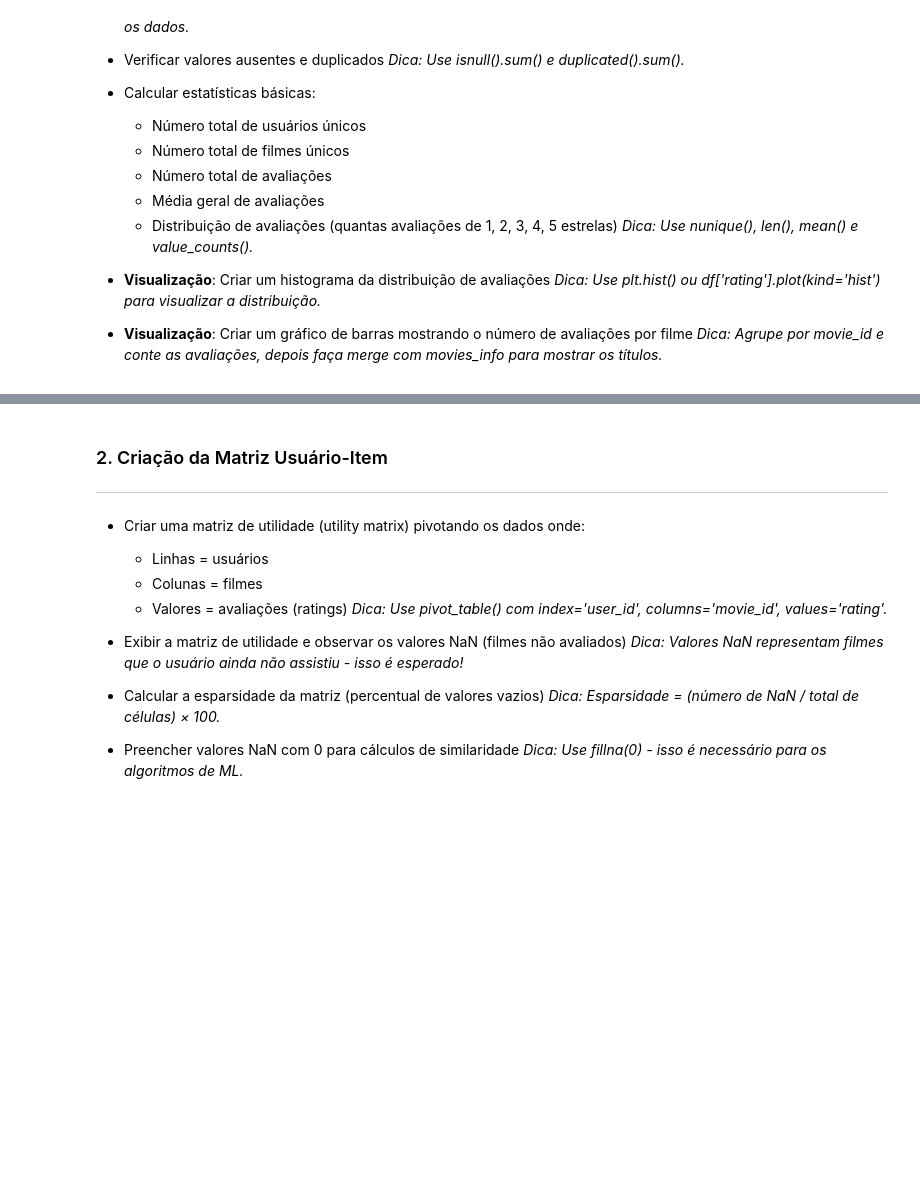
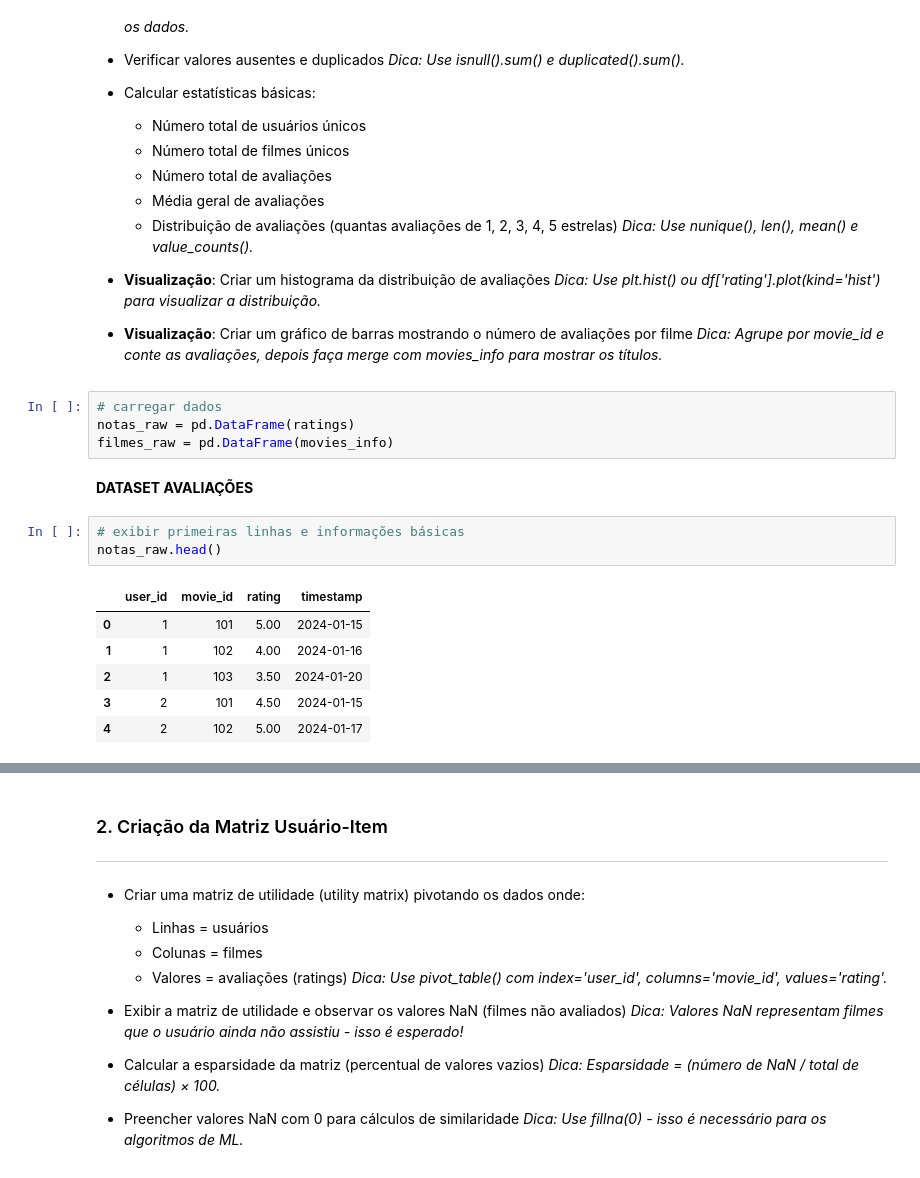
Before and after one commit to esscova/data-trivium, a Jupyter notebook: machine learning/ex001.ipynb, the cells around one changed output, grey strips where cells are left out. Saved outputs shown, nothing was run; the diff lists cells and outputs as text; blank space fills up the shorter version.

```diff
--- a/machine learning/ex001.ipynb
+++ b/machine learning/ex001.ipynb
@@ -135,3 +157,19 @@ movies_info = {
 - **Visualização**: Criar um histograma da distribuição de avaliações _Dica: Use plt.hist() ou df['rating'].plot(kind='hist') para visualizar a distribuição._
 
 - **Visualização**: Criar um gráfico de barras mostrando o número de avaliações por filme _Dica: Agrupe por movie_id e conte as avaliações, depois faça merge com movies_info para mostrar os títulos._
+# %%
+# carregar dados
+notas_raw = pd.DataFrame(ratings)
+filmes_raw = pd.DataFrame(movies_info)
+# %% [markdown]
+**DATASET  AVALIAÇÕES**
+# %%
+# exibir primeiras linhas e informações básicas
+notas_raw.head()
+# %% [output]
+|  | user_id | movie_id | rating | timestamp |
+| 0 | 1 | 101 | 5.00 | 2024-01-15 |
+| 1 | 1 | 102 | 4.00 | 2024-01-16 |
+| 2 | 1 | 103 | 3.50 | 2024-01-20 |
+| 3 | 2 | 101 | 4.50 | 2024-01-15 |
+| 4 | 2 | 102 | 5.00 | 2024-01-17 |
```
Also changed, not shown: parts of 22 cells of this notebook.
